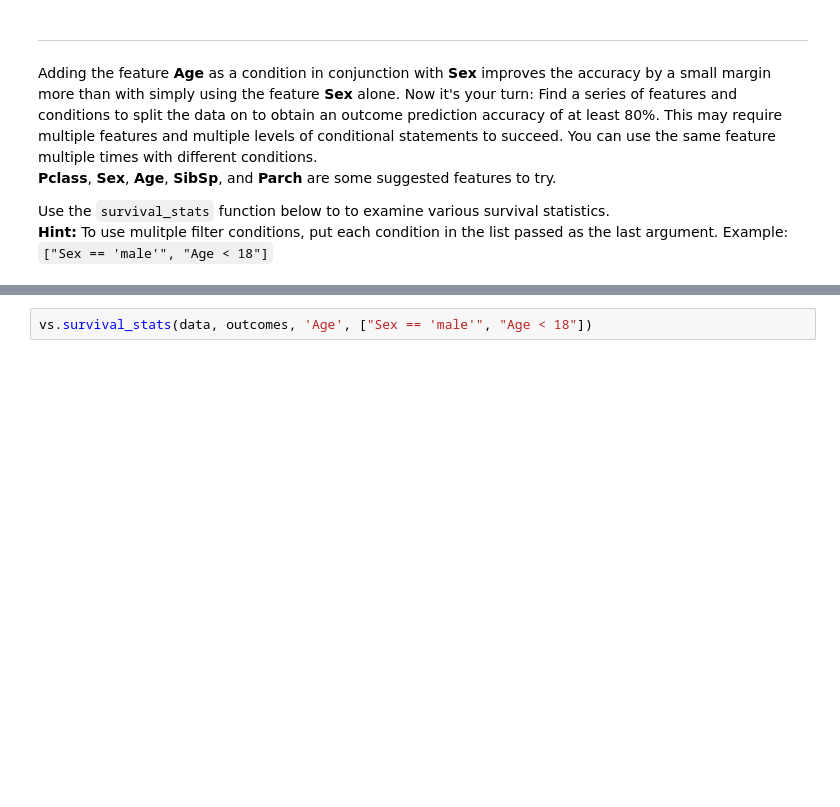
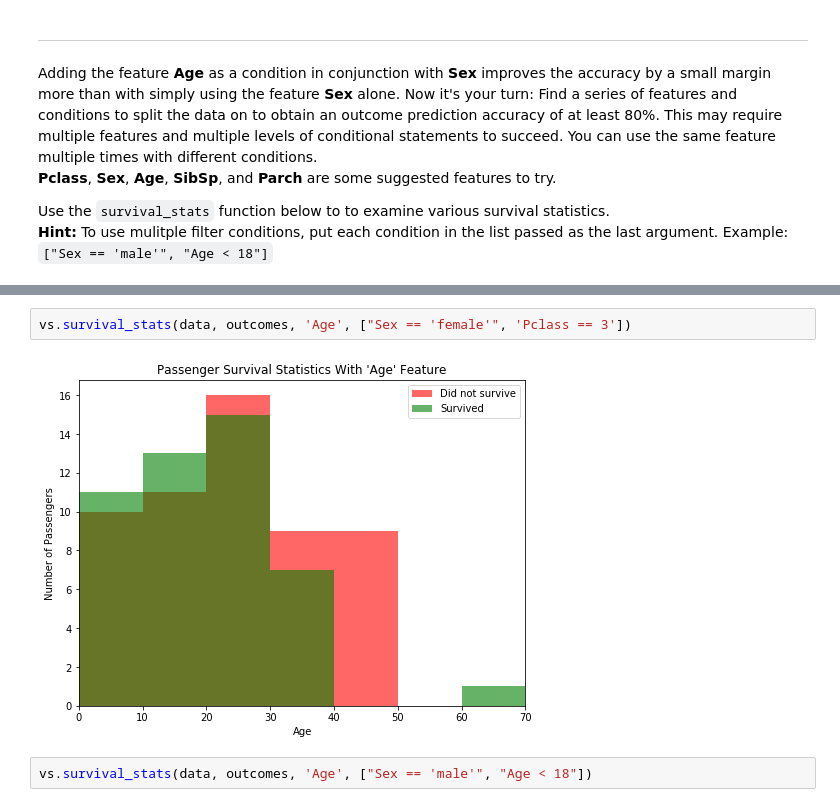
Before and after one commit to liam-august-h/machine-learning, a Jupyter notebook: projects/titanic_survival_exploration/titanic_survival_exploration.ipynb, the cells around one changed output, grey strips where cells are left out. Cells and saved outputs as stored; diff of their text form; blank space fills up the shorter version.

```diff
--- a/projects/titanic_survival_exploration/titanic_survival_exploration.ipynb
+++ b/projects/titanic_survival_exploration/titanic_survival_exploration.ipynb
@@ -211,3 +195,7 @@ Use the `survival_stats` function below to to examine various survival statistic
+# %%
+vs.survival_stats(data, outcomes, 'Age', ["Sex == 'female'", 'Pclass == 3'])
+# %% [output]
+[figure, added]
 # %%
 vs.survival_stats(data, outcomes, 'Age', ["Sex == 'male'", "Age < 18"])
 # %% [output]
```
Also changed, not shown: parts of 6 cells of this notebook, 1 other file.
